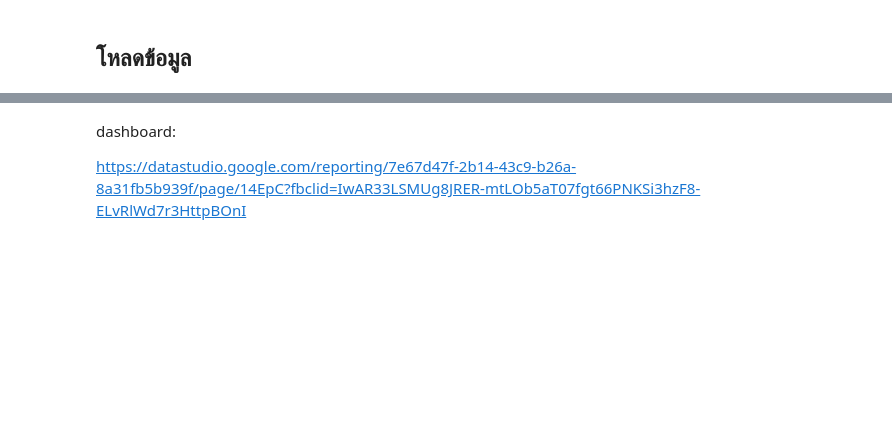
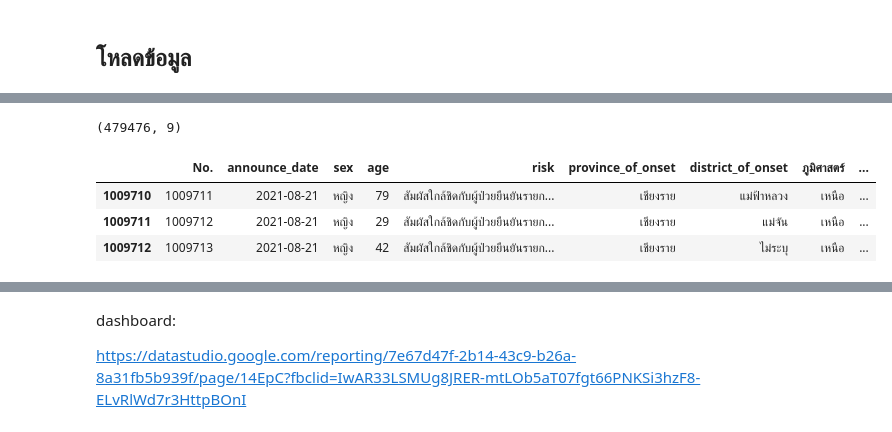
Before and after one commit to jittakorn-ch/data_viz_2022, a Jupyter notebook: Project_Dataviz_2022.ipynb, the cells around one changed output, grey strips where cells are left out. Saved outputs shown, nothing was run; the diff lists cells and outputs as text; code cells hidden in the pictures; blank space fills up the shorter version.

```diff
--- a/Project_Dataviz_2022.ipynb
+++ b/Project_Dataviz_2022.ipynb
@@ -1012,0 +1055,10 @@ covid_7.head(3)
+# %%
+data_drop_region3 = data_drop[(data_drop['announce_date'] >= '2021-08-21') & (data_drop['announce_date'] < '2021-09-21')]    # เลือกข้อมูลตั้งแต่วันที่ 2021-08-21 ถึง 2021-09-20
+print(data_drop_region3.shape)
+data_drop_region3.head(3)
+# %% [output]
+(479476, 9)
+|  | No. | announce_date | sex | age | risk | province_of_onset | district_of_onset | ภูมิศาสตร์ | ... |
+| 1009710 | 1009711 | 2021-08-21 | หญิง | 79 | สัมผัสใกล้ชิดกับผู้ป่วยยืนยันรายก... | เชียงราย | แม่ฟ้าหลวง | เหนือ | ... |
+| 1009711 | 1009712 | 2021-08-21 | หญิง | 29 | สัมผัสใกล้ชิดกับผู้ป่วยยืนยันรายก... | เชียงราย | แม่จัน | เหนือ | ... |
+| 1009712 | 1009713 | 2021-08-21 | หญิง | 42 | สัมผัสใกล้ชิดกับผู้ป่วยยืนยันรายก... | เชียงราย | ไม่ระบุ | เหนือ | ... |
```
Also changed, not shown: parts of 10 cells of this notebook.
